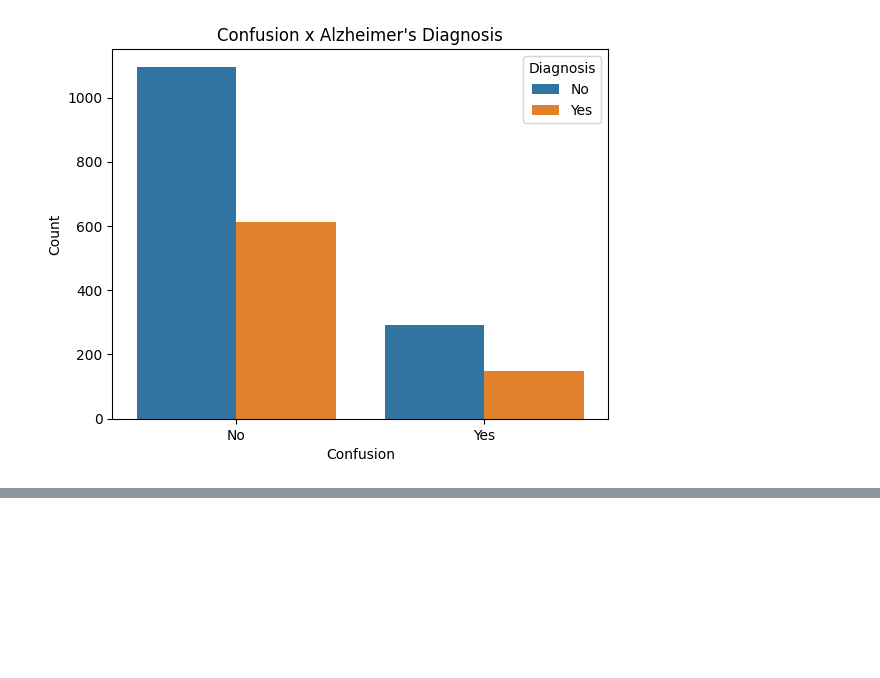
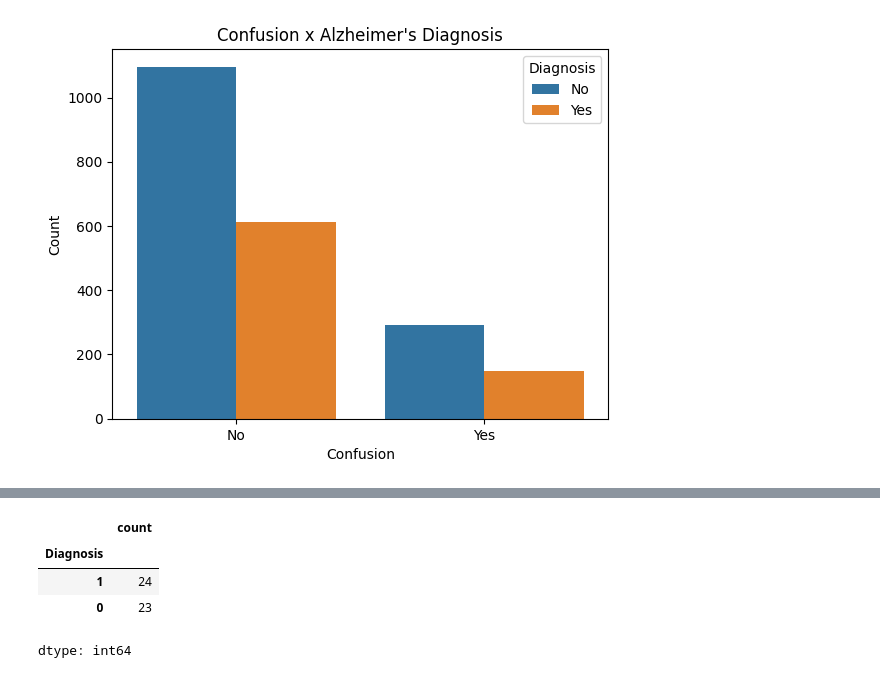
Before and after one commit to maddiejane25/Project-1, a Jupyter notebook: Alzheimers_data.ipynb, the cells around one changed output, grey strips where cells are left out. Saved outputs shown, nothing was run; the diff lists cells and outputs as text; code cells hidden in the pictures; blank space fills up the shorter version.

```diff
--- a/Alzheimers_data.ipynb
+++ b/Alzheimers_data.ipynb
@@ -450,0 +498,9 @@ plt.show()
+# %%
+#How many people with 4 or more symptoms are diagnosed?
+alzheimer_df[alzheimer_df['Total Symptoms Count'] >= 4]['Diagnosis'].value_counts()
+# %% [output]
+|  | count |
+| Diagnosis |  |
+| 1 | 24 |
+| 0 | 23 |
+dtype: int64
```
Also changed, not shown: parts of 7 cells of this notebook.
